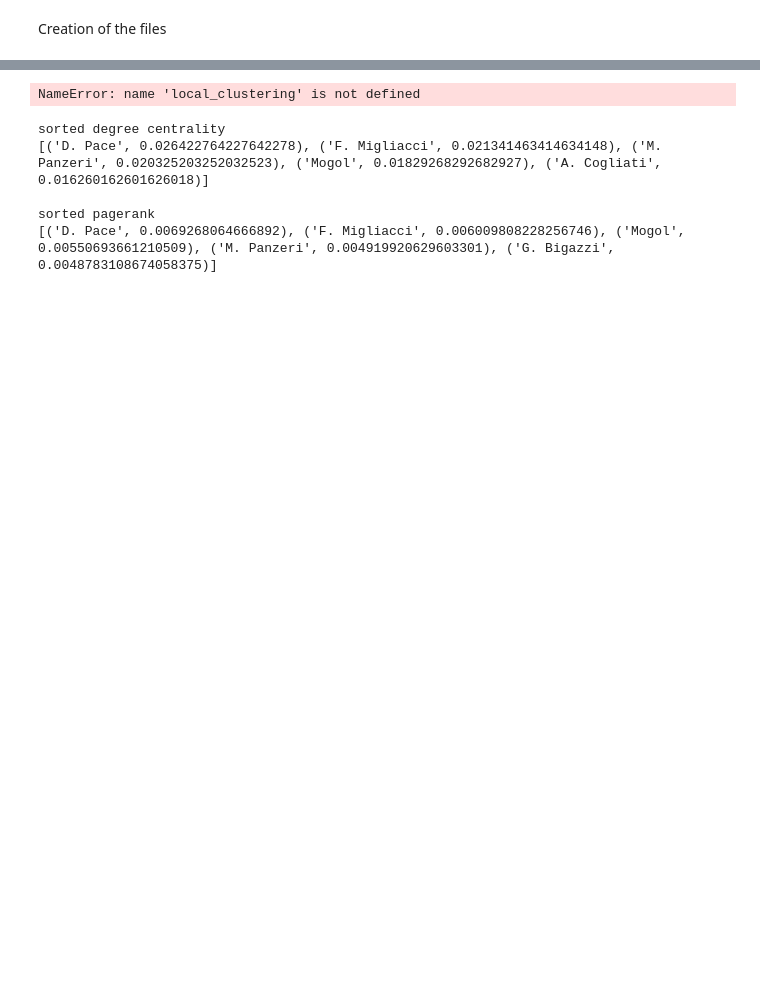
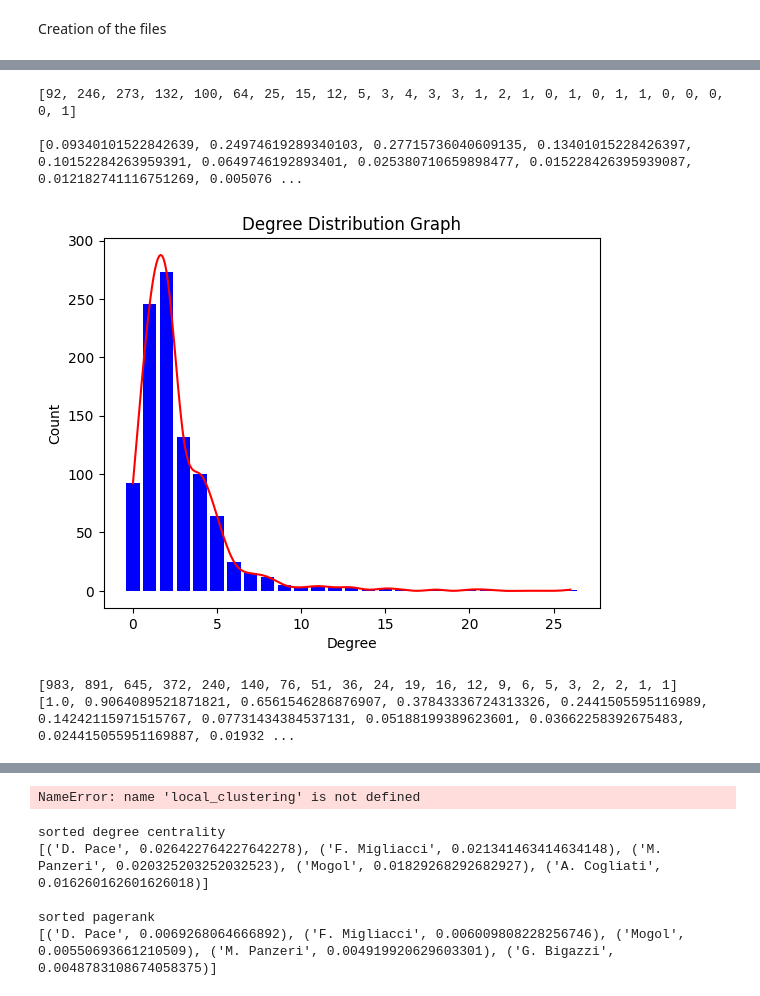
Before and after one commit to Toyok1/SNA2223, a Jupyter notebook: pulizia dataset/SNA.ipynb, the cells around one changed output, grey strips where cells are left out. Cells and saved outputs as stored; diff of their text form; code cells hidden in the pictures; blank space fills up the shorter version.

```diff
--- a/pulizia dataset/SNA.ipynb
+++ b/pulizia dataset/SNA.ipynb
@@ -365,3 +334,51 @@ average clustering coefficient
 
 small world coefficient
 KeyboardInterrupt:
+# %%
+#cumulative distribution function
+# print("cumulative distribution function")
+import collections
+from scipy.interpolate import make_interp_spline
+
+print(nx.degree_histogram(G),'\n') #find probability
+d_hist_list = nx.degree_histogram(G)
+#divide each element by the number of nodes in G
+d_hist_list = [float(i)/nx.number_of_nodes(G) for i in d_hist_list]
+print(d_hist_list)
+
+
+
+degree_sequence = sorted([d for n, d in G.degree()], reverse=True)  # degree sequence
+degreeCount = collections.Counter(degree_sequence)
+deg, cnt = zip(*degreeCount.items())
+x = range(len(nx.degree_histogram(G)))
+y = nx.degree_histogram(G)
+xnew = np.linspace(min(x), max(x), 300)
+spl = make_interp_spline(x, y, k=3)  # type: BSpline
+power_smooth = spl(xnew)
+plt.bar(deg, cnt, width=0.80, color="b")
+plt.plot(xnew, power_smooth, color="red")
+plt.title("Degree Distribution Graph")
+plt.ylabel("Count")
+
+plt.xlabel("Degree")
+plt.show()
+
+#print(degreeCount)
+pd = []
+for i in range(0,len(degreeCount)):
+    sum_deg = 0
+    for j in range(i,len(degreeCount)):
+        sum_deg += degreeCount[j]
+    pd.append(sum_deg)
+
+print(pd)
+percentages = [float(i)/pd[0] for i in pd]
+print(percentages)
+# %% [output]
+[92, 246, 273, 132, 100, 64, 25, 15, 12, 5, 3, 4, 3, 3, 1, 2, 1, 0, 1, 0, 1, 1, 0, 0, 0, 0, 1]
+
+[0.09340101522842639, 0.24974619289340103, 0.27715736040609135, 0.13401015228426397, 0.10152284263959391, 0.0649746192893401, 0.025380710659898477, 0.015228426395939087, 0.012182741116751269, 0.005076 ...
+[figure, added]
+[983, 891, 645, 372, 240, 140, 76, 51, 36, 24, 19, 16, 12, 9, 6, 5, 3, 2, 2, 1, 1]
+[1.0, 0.9064089521871821, 0.6561546286876907, 0.37843336724313326, 0.2441505595116989, 0.14242115971515767, 0.07731434384537131, 0.05188199389623601, 0.03662258392675483, 0.024415055951169887, 0.01932 ...
```
Also changed, not shown: parts of 4 cells of this notebook, 5 other files.
